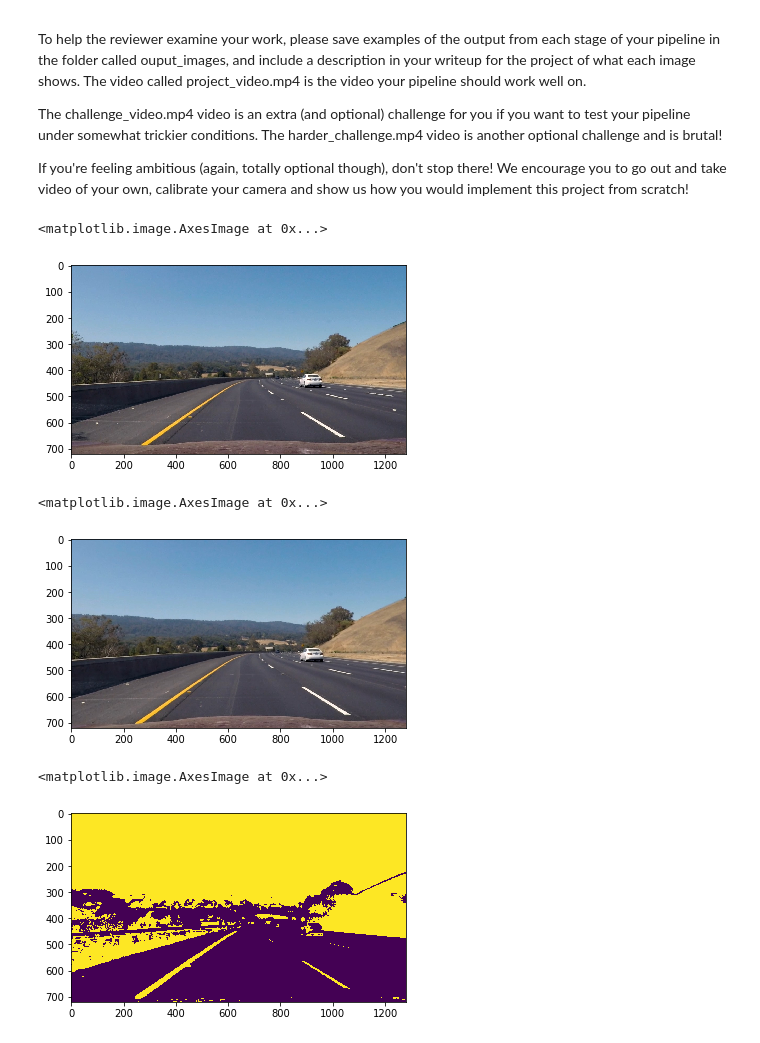
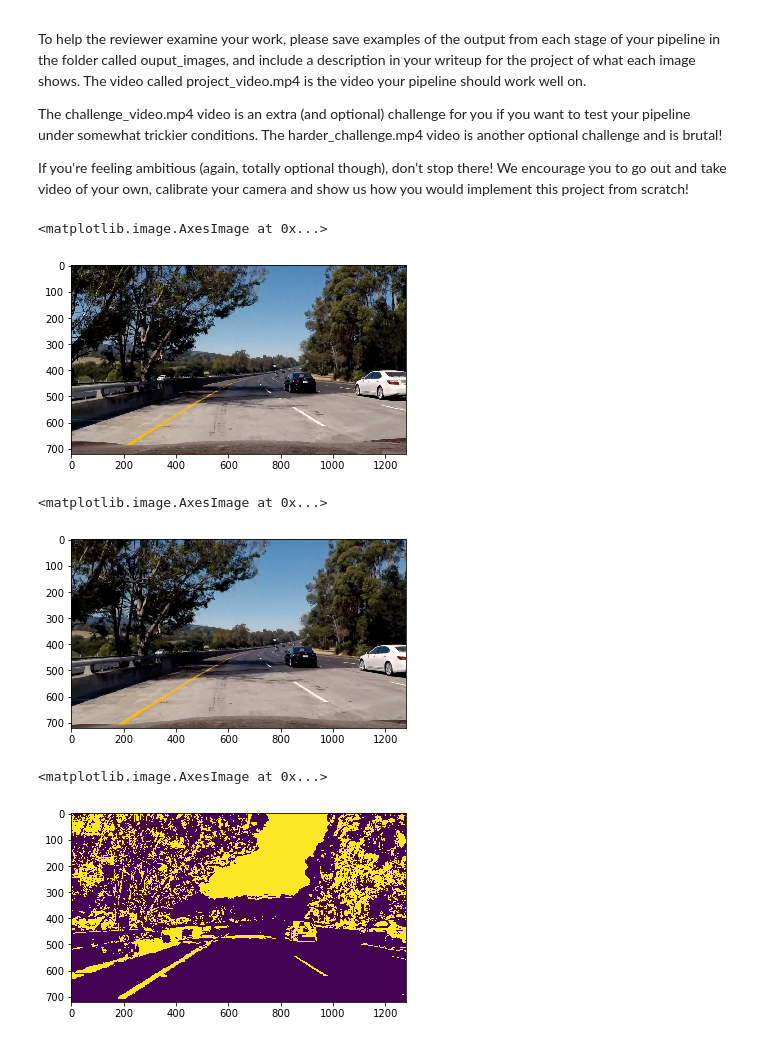
Before and after one commit to hc167/Udacity-SDC-Term-One-AdvancedLaneLines, a Jupyter notebook: P4.ipynb, the cells around one changed output. Cells and saved outputs as stored; diff of their text form; code cells hidden in the pictures.

```diff
--- a/P4.ipynb
+++ b/P4.ipynb
@@ -69,12 +69,12 @@ def getObjAndImgPointsFromChessBoardImages(col = 9, row = 6):
 # %%
 objpoints, imgpoints = getObjAndImgPointsFromChessBoardImages()
 # %%
-img = mpimg.imread('test_images/test3.jpg')
+img = mpimg.imread('test_images/test5.jpg')
 img_size = (img.shape[1], img.shape[0])
 plt.imshow(img)
 # %% [output]
 <matplotlib.image.AxesImage at 0x...>
-[figure, old version]
+[figure, new version]
 # %%
 # Do camera calibration given object points and image points
 ret, mtx, dist, rvecs, tvecs = cv2.calibrateCamera(objpoints, imgpoints, img_size,None,None)
@@ -82,9 +82,9 @@ dst = cv2.undistort(img, mtx, dist, None, mtx)
 plt.imshow(dst)
 # %% [output]
 <matplotlib.image.AxesImage at 0x...>
-[figure, old version]
+[figure, new version]
 # %%
-def hls_select(img, thresh=(40, 255)):
+def hls_select(img, thresh=(80, 255)):
     hls = cv2.cvtColor(img, cv2.COLOR_RGB2HLS)
     s_channel = hls[:,:,2]
     binary_output = np.zeros_like(s_channel)
@@ -95,4 +95,4 @@ hls_binary = hls_select(dst)
 plt.imshow(hls_binary)
 # %% [output]
 <matplotlib.image.AxesImage at 0x...>
-[figure, old version]
+[figure, new version]
```
Also changed, not shown: parts of 10 cells of this notebook.
